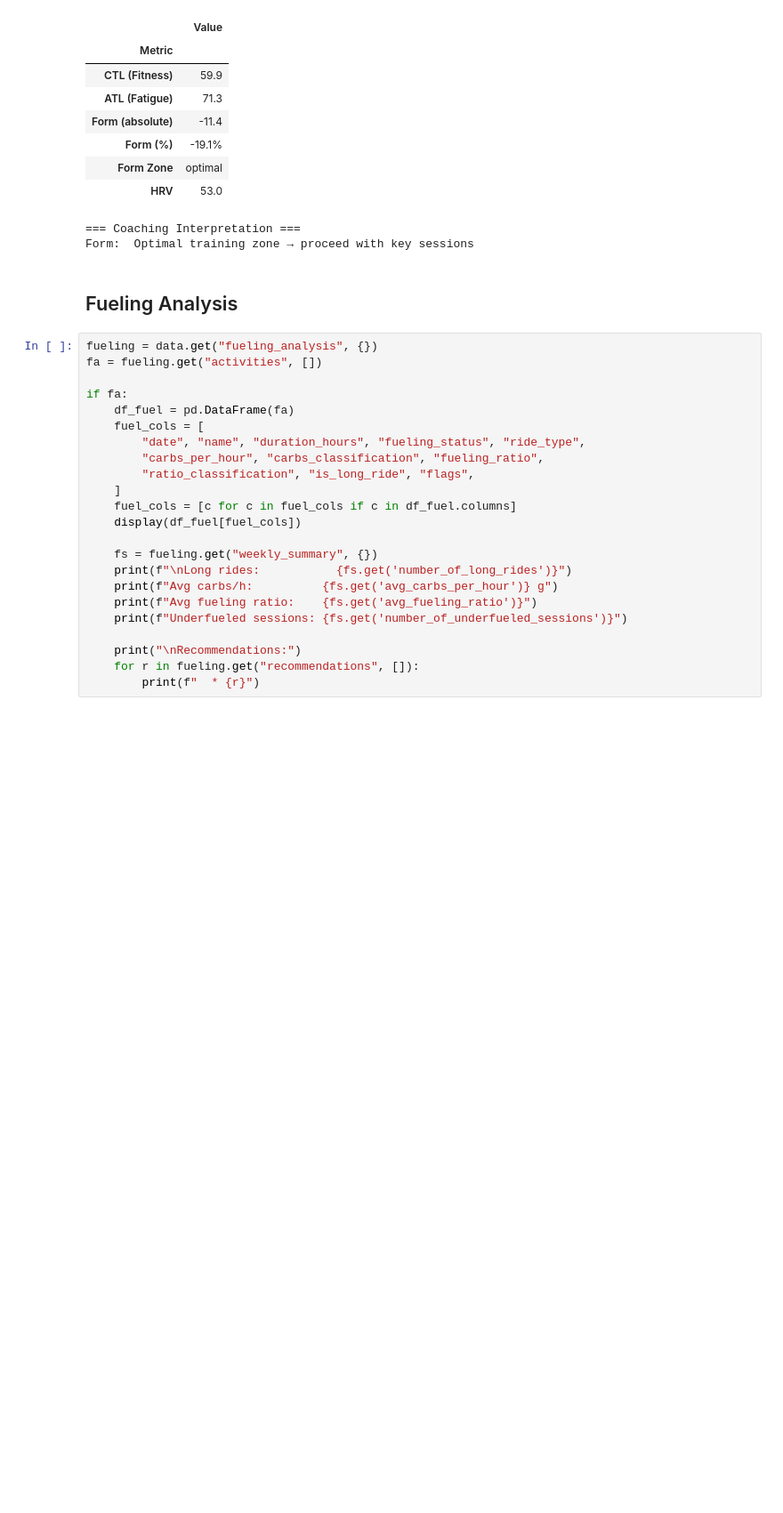
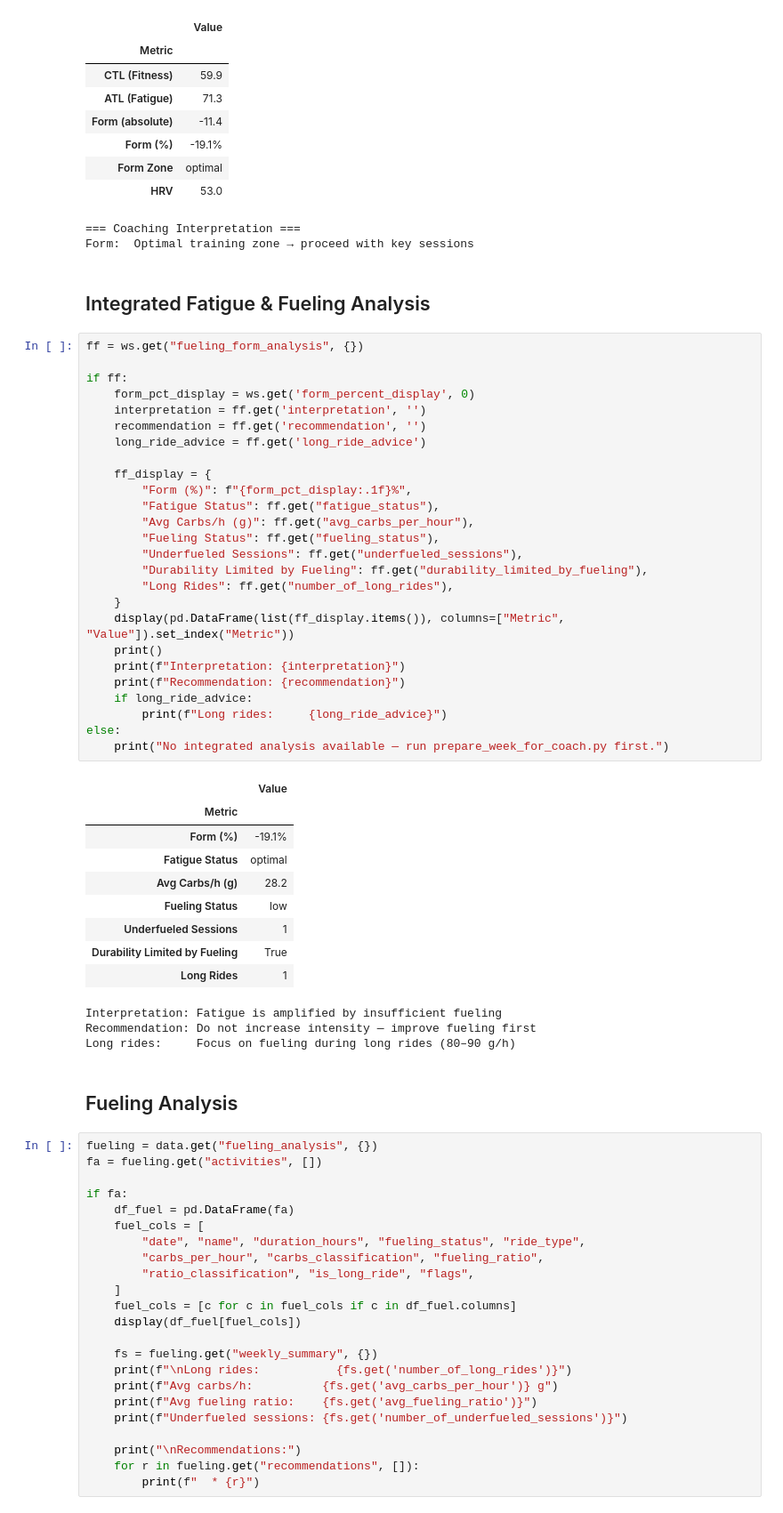
Before and after one commit to rbrands/intervals-icu-sync, a Jupyter notebook: notebooks/week_summary.ipynb, the cells around one changed output. Shown at 89% size. Cells and saved outputs as stored; diff of their text form; blank space fills up the shorter version.

Commit message:
feat: Fueling planner

```diff
--- a/notebooks/week_summary.ipynb
+++ b/notebooks/week_summary.ipynb
@@ -200,6 +200,47 @@ else:
 | HRV | 53.0 |
 === Coaching Interpretation ===
 Form:  Optimal training zone → proceed with key sessions
+# %% [markdown]
+## Integrated Fatigue & Fueling Analysis
+# %%
+ff = ws.get("fueling_form_analysis", {})
+
+if ff:
+    form_pct_display = ws.get('form_percent_display', 0)
+    interpretation = ff.get('interpretation', '')
+    recommendation = ff.get('recommendation', '')
+    long_ride_advice = ff.get('long_ride_advice')
+
+    ff_display = {
+        "Form (%)": f"{form_pct_display:.1f}%",
+        "Fatigue Status": ff.get("fatigue_status"),
+        "Avg Carbs/h (g)": ff.get("avg_carbs_per_hour"),
+        "Fueling Status": ff.get("fueling_status"),
+        "Underfueled Sessions": ff.get("underfueled_sessions"),
+        "Durability Limited by Fueling": ff.get("durability_limited_by_fueling"),
+        "Long Rides": ff.get("number_of_long_rides"),
+    }
+    display(pd.DataFrame(list(ff_display.items()), columns=["Metric", "Value"]).set_index("Metric"))
+    print()
+    print(f"Interpretation: {interpretation}")
+    print(f"Recommendation: {recommendation}")
+    if long_ride_advice:
+        print(f"Long rides:     {long_ride_advice}")
+else:
+    print("No integrated analysis available — run prepare_week_for_coach.py first.")
+# %% [output]
+|  | Value |
+| Metric |  |
+| Form (%) | -19.1% |
+| Fatigue Status | optimal |
+| Avg Carbs/h (g) | 28.2 |
+| Fueling Status | low |
+| Underfueled Sessions | 1 |
+| Durability Limited by Fueling | True |
+| Long Rides | 1 |
+Interpretation: Fatigue is amplified by insufficient fueling
+Recommendation: Do not increase intensity — improve fueling first
+Long rides:     Focus on fueling during long rides (80–90 g/h)
 # %% [markdown]
 ## Fueling Analysis
 # %%
```
Also changed, not shown: parts of 1 cell of this notebook, 3 other files.
